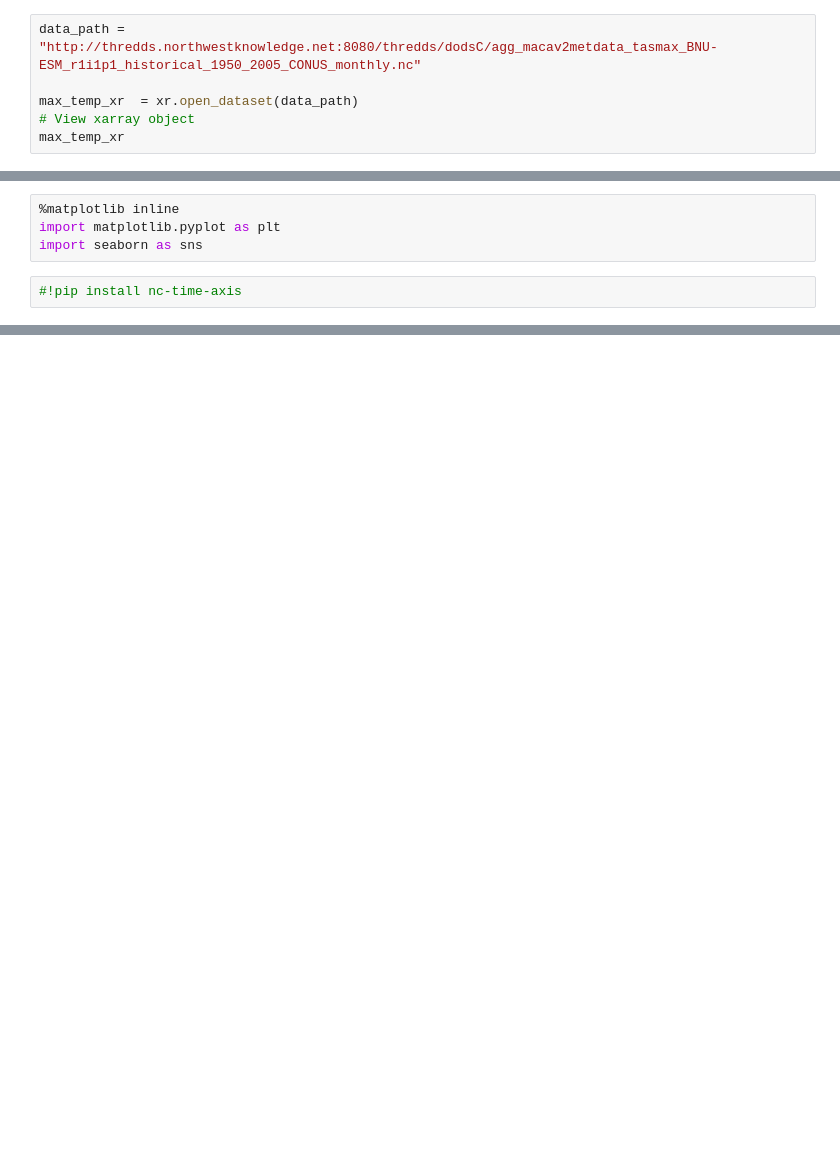
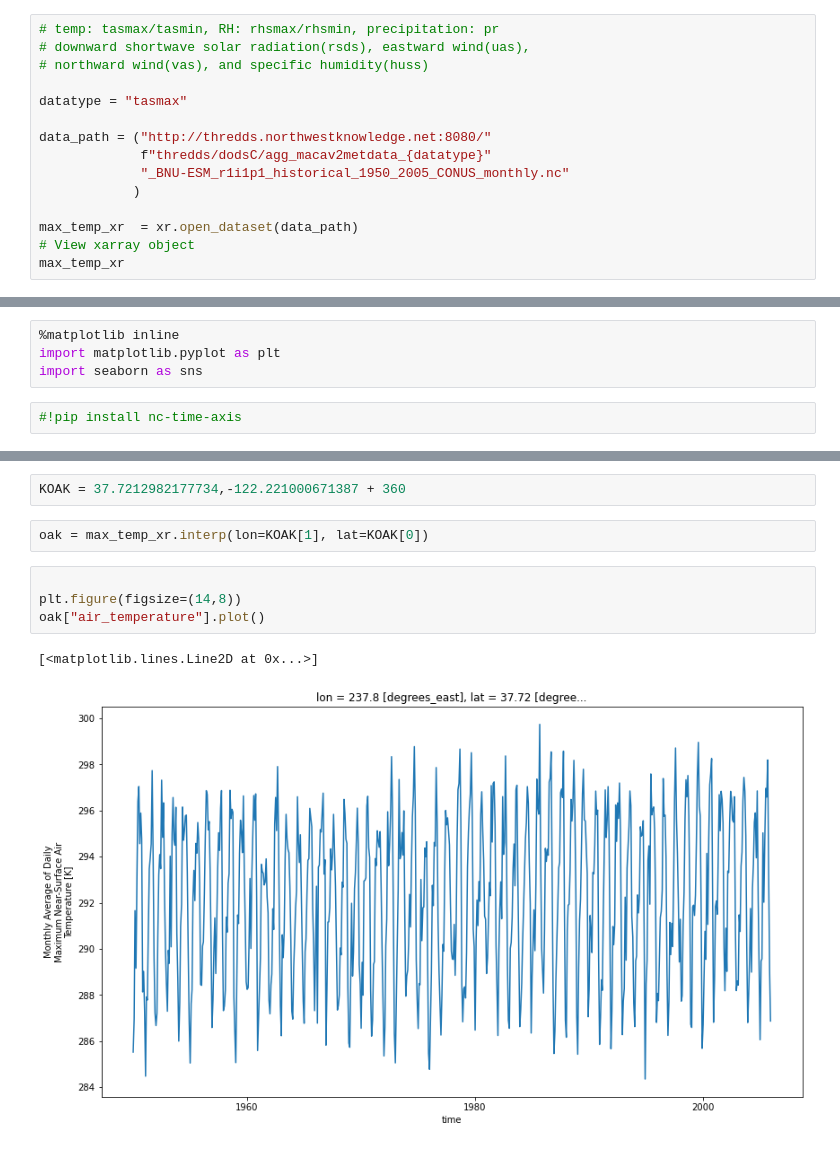
Before and after one commit to profjsb/python-seminar, a Jupyter notebook: DataFiles_and_Notebooks/05_databases_and_bigdata/04_xarray and OPeNDAP.ipynb, the cells around one changed output, grey strips where cells are left out. Drawn from its saved outputs; the diff is of its cells as text; blank space fills up the shorter version.

```diff
--- a/DataFiles_and_Notebooks/05_databases_and_bigdata/04_xarray and OPeNDAP.ipynb
+++ b/DataFiles_and_Notebooks/05_databases_and_bigdata/04_xarray and OPeNDAP.ipynb
@@ -73,7 +96,16 @@ ds1.sel(space="LAX")
 
 `xarray` includes support for OPeNDAP (via the netCDF4 library or Pydap), which lets us access large datasets over HTTP. Let's get some  climate data from http://thredds.northwestknowledge.net:8080/thredds/catalog.html
 # %%
-data_path = "http://thredds.northwestknowledge.net:8080/thredds/dodsC/agg_macav2metdata_tasmax_BNU-ESM_r1i1p1_historical_1950_2005_CONUS_monthly.nc"
+# temp: tasmax/tasmin, RH: rhsmax/rhsmin, precipitation: pr
+# downward shortwave solar radiation(rsds), eastward wind(uas),
+# northward wind(vas), and specific humidity(huss)
+
+datatype = "tasmax"
+
+data_path = ("http://thredds.northwestknowledge.net:8080/"
+             f"thredds/dodsC/agg_macav2metdata_{datatype}"
+             "_BNU-ESM_r1i1p1_historical_1950_2005_CONUS_monthly.nc"
+            )
 
 max_temp_xr  = xr.open_dataset(data_path)
 # View xarray object
@@ -111,0 +188,11 @@ one_point.plot()
+# %%
+KOAK = 37.7212982177734,-122.221000671387 + 360
+# %%
+oak = max_temp_xr.interp(lon=KOAK[1], lat=KOAK[0])
+# %%
+
+plt.figure(figsize=(14,8))
+oak["air_temperature"].plot()
+# %% [output]
+[<matplotlib.lines.Line2D at 0x...>]
+[figure, added]
```
Also changed, not shown: parts of 10 cells of this notebook, 1 other file.
